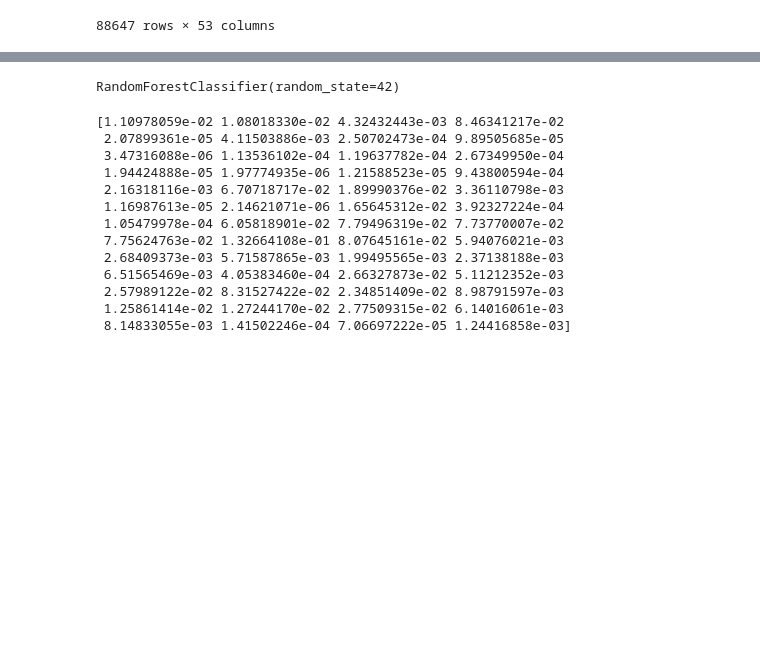
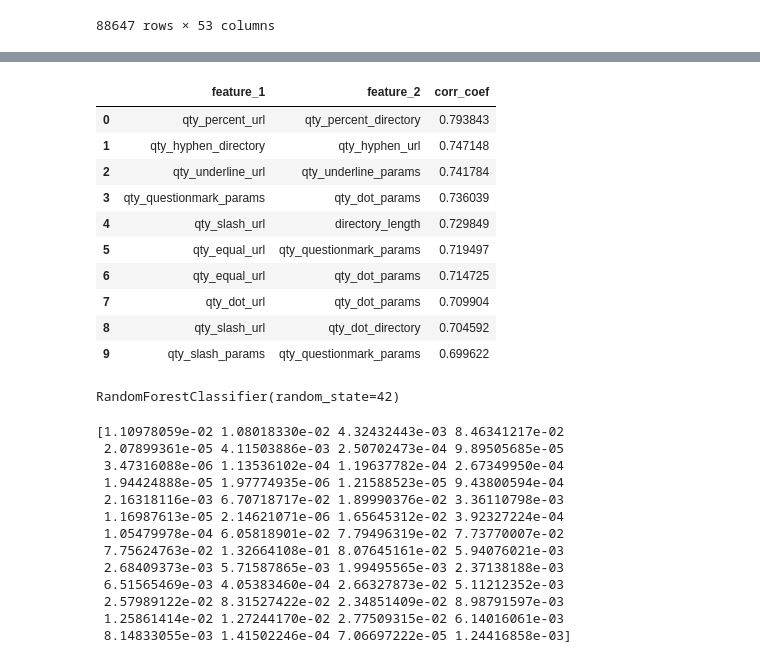
Before and after one commit to brian-campbell/ai-bootcamp-project-2, a Jupyter notebook: phishing_basic_analysis.ipynb, the cells around one changed output, grey strips where cells are left out. Cells and saved outputs as stored; diff of their text form; code cells hidden in the pictures; blank space fills up the shorter version.

```diff
--- a/phishing_basic_analysis.ipynb
+++ b/phishing_basic_analysis.ipynb
@@ -214,6 +258,25 @@ correlation_matrix[mask] = np.nan
 | domain_google_index | -0.00 | 0.01 | 0.00 | 0.01 | 0.01 | 0.00 | ... |
 | url_shortened | -0.06 | -0.01 | -0.01 | -0.00 | 0.01 | -0.01 | ... |
 | phishing | 0.17 | 0.20 | 0.19 | 0.70 | 0.11 | 0.26 | ... |
+# %%
+filtered_corr_matrix = phishing_df.corr ()
+
+filtered_top_pairs_df = create_top_pairs ( filtered_corr_matrix )
+
+# Print the top pairs as a dataframe
+display ( filtered_top_pairs_df )
+# %% [output]
+|  | feature_1 | feature_2 | corr_coef |
+| 0 | qty_percent_url | qty_percent_directory | 0.793843 |
+| 1 | qty_hyphen_directory | qty_hyphen_url | 0.747148 |
+| 2 | qty_underline_url | qty_underline_params | 0.741784 |
+| 3 | qty_questionmark_params | qty_dot_params | 0.736039 |
+| 4 | qty_slash_url | directory_length | 0.729849 |
+| 5 | qty_equal_url | qty_questionmark_params | 0.719497 |
+| 6 | qty_equal_url | qty_dot_params | 0.714725 |
+| 7 | qty_dot_url | qty_dot_params | 0.709904 |
+| 8 | qty_slash_url | qty_dot_directory | 0.704592 |
+| 9 | qty_slash_params | qty_questionmark_params | 0.699622 |
 # %%
 # Define the features (X) and target (y)
 X = phishing_df.drop(columns='phishing')  # Features are all columns except 'phishing'
```
Also changed, not shown: parts of 3 cells of this notebook.
